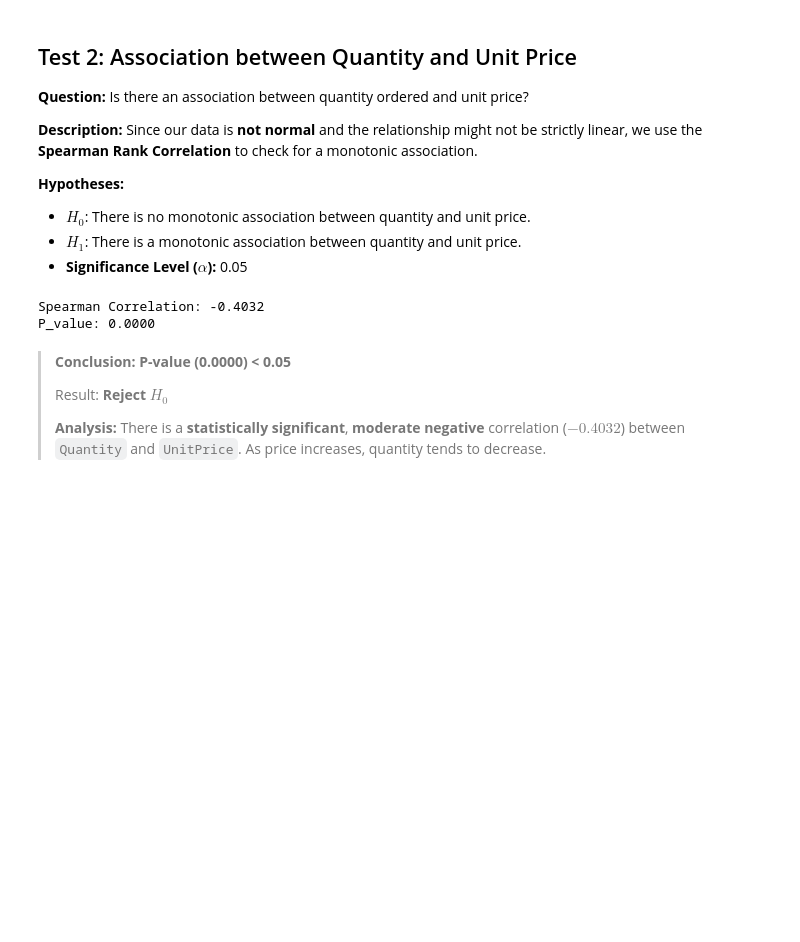
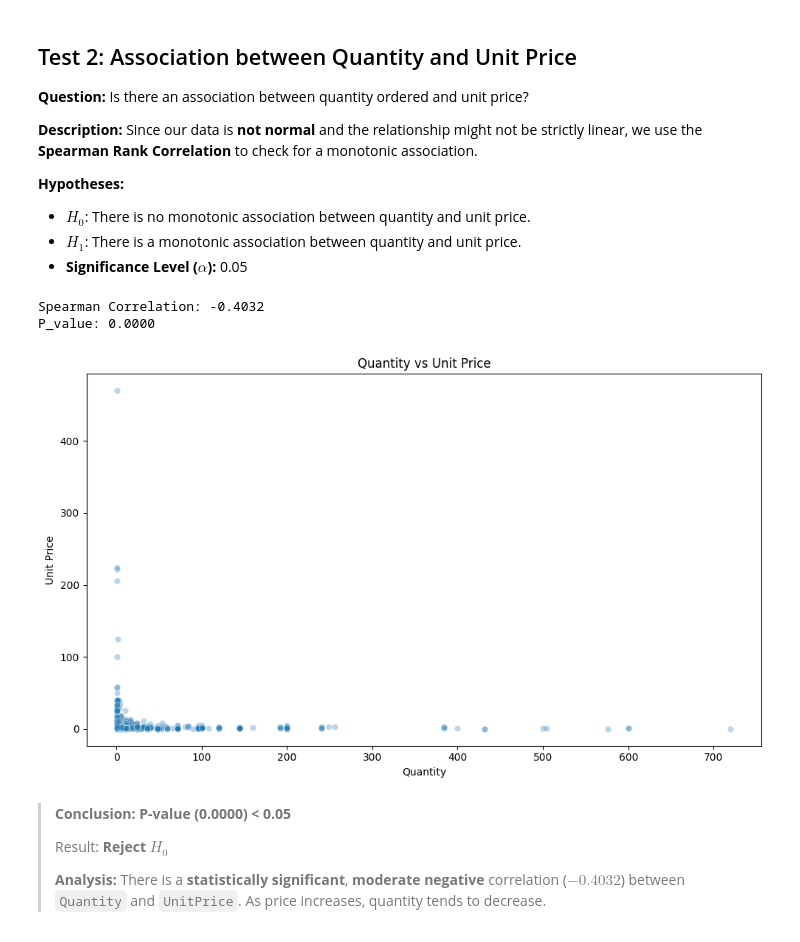
Before and after one commit to fermow/SBU-Data-Science-2026, a Jupyter notebook: Assignment_1/jupyter_notebooks_and_reports/statistical_analysis/e_commerce_statistical_analysis.ipynb, the cells around one changed output. Saved outputs shown, nothing was run; the diff lists cells and outputs as text; code cells hidden in the pictures; blank space fills up the shorter version.

```diff
--- a/Assignment_1/jupyter_notebooks_and_reports/statistical_analysis/e_commerce_statistical_analysis.ipynb
+++ b/Assignment_1/jupyter_notebooks_and_reports/statistical_analysis/e_commerce_statistical_analysis.ipynb
@@ -96,6 +124,18 @@ print(f"P_value: {p_val_corr:.4f}")
 # %% [output]
 Spearman Correlation: -0.4032
 P_value: 0.0000
+# %%
+sample_scatter = df_clean.sample(5000, random_state=42)
+plt.figure(figsize=(10, 6))
+sb.scatterplot(data=sample_scatter, x='Quantity', y='UnitPrice', alpha=0.3)
+plt.title("Quantity vs Unit Price")
+plt.xlabel("Quantity")
+plt.ylabel("Unit Price")
+plt.tight_layout()
+plt.savefig("figures/quantity_price_scatter.png", dpi=300, bbox_inches="tight")
+plt.show()
+# %% [output]
+[figure, added]
 # %% [markdown]
 > **Conclusion:**
 > **P-value (0.0000) < 0.05**
```
Also changed, not shown: parts of 11 cells of this notebook, 1 other file.
